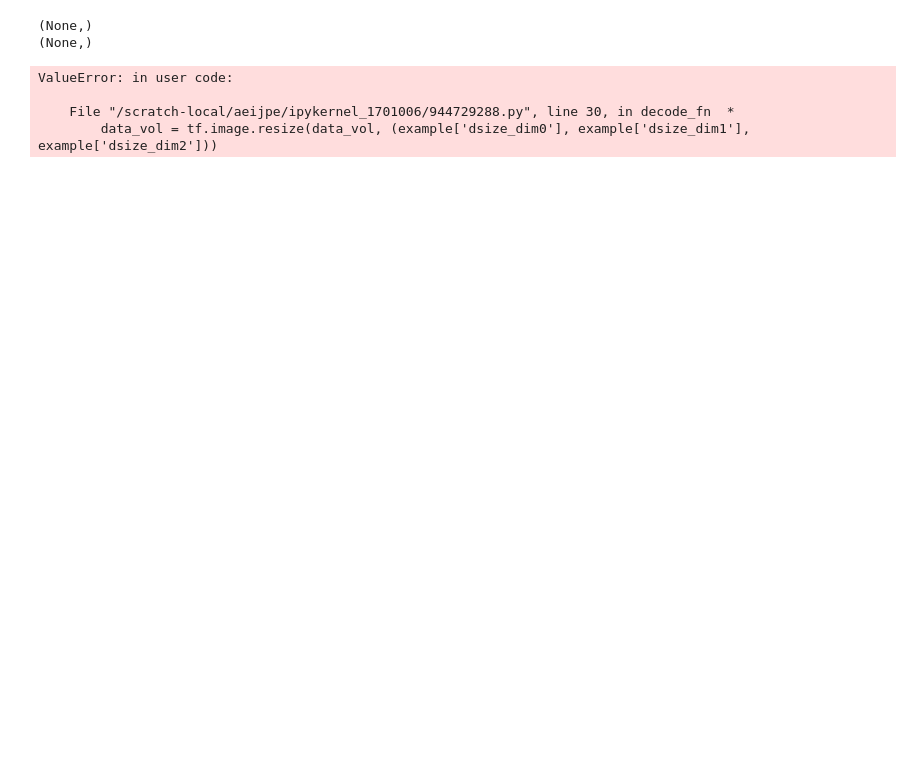
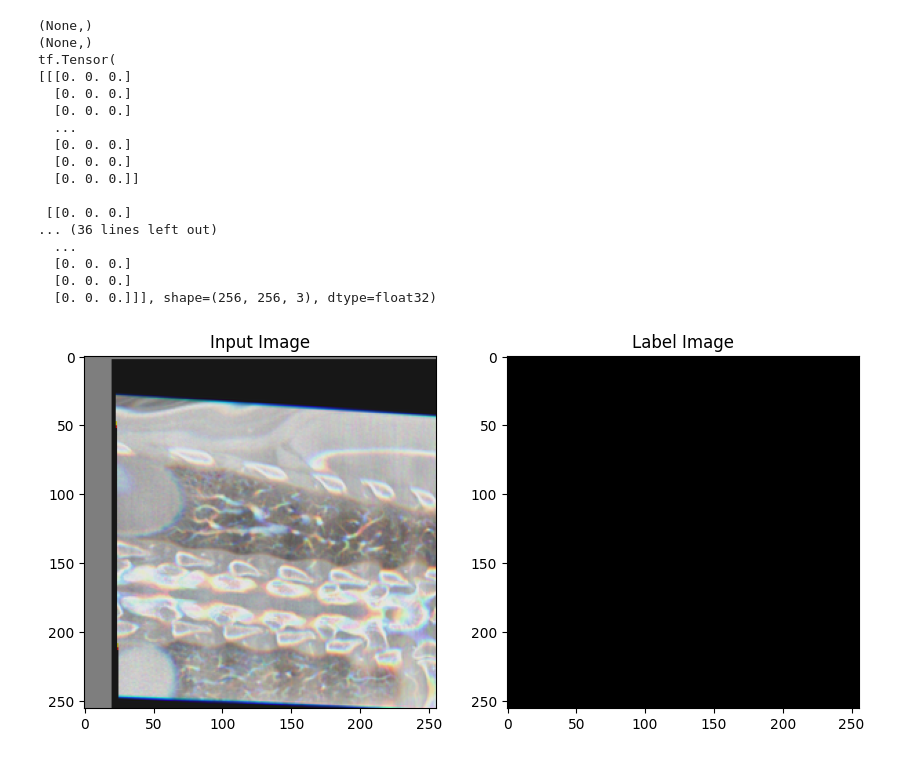
Before and after one commit to Trustworthy-AI-UU-NKI/Cross-Modal-Segmentation, a Jupyter notebook: data/exploratory_notebooks/check_other_data.ipynb, the cells around one changed output. Saved outputs shown, nothing was run; the diff lists cells and outputs as text; code cells hidden in the pictures; blank space fills up the shorter version.

```diff
--- a/data/exploratory_notebooks/check_other_data.ipynb
+++ b/data/exploratory_notebooks/check_other_data.ipynb
@@ -38,7 +30,12 @@ def parse_tfrecord_fn(example):
 
 def decode_fn(example):
     # Decode string to bytes
-    d0 = tf.io.cast(example['dsize_dim0'], tf.int32)
+    d0 = tf.cast(example['dsize_dim0'], tf.int32)
+    d1 = tf.cast(example['dsize_dim1'], tf.int32)
+    d2 = tf.cast(example['dsize_dim2'], tf.int32)
+    l0 = tf.cast(example['lsize_dim0'], tf.int32)
+    l1 = tf.cast(example['lsize_dim1'], tf.int32)
+    l2 = tf.cast(example['lsize_dim2'], tf.int32)
     data_vol = tf.io.decode_raw(example['data_vol'], tf.float32)
     label_vol = tf.io.decode_raw(example['label_vol'], tf.float32)
 
@@ -46,14 +43,11 @@ def decode_fn(example):
     print(label_vol.shape)
 
     # Reshape the data to the desired shape [256, 256, 3]
-    data_vol = tf.image.resize(data_vol, (example['dsize_dim0'], example['dsize_dim1'], example['dsize_dim2']))
-
+    data_vol = tf.reshape(data_vol, [example['dsize_dim0'], example['dsize_dim1'], example['dsize_dim2']])
     # Reshape the label to the desired shape [256, 256, 1]
-    label_vol = tf.image.resize(label_vol, (example['lsize_dim0'], example['lsize_dim1'], example['lsize_dim2']))
+    label_vol = tf.reshape(label_vol, [example['lsize_dim0'], example['lsize_dim1'], example['lsize_dim2']])
 
 
-    print(data_vol.shape)
-    print(label_vol.shape)
 
     return data_vol, label_vol
 # %%
@@ -66,31 +60,54 @@ def visualize_tfrecord(tfrecord_path, num_samples=1):
     # Decode and preprocess the data using the decode_fn
     decoded_dataset = parsed_dataset.map(decode_fn)
 
+
+
     # Visualize a single example
     for data_vol, label_vol in decoded_dataset.take(1):
         plt.figure(figsize=(10, 5))
-
         # Display the input image
         plt.subplot(1, 2, 1)
-        plt.imshow(data_vol)
+        datavol = data_vol.numpy()
+
+        data_vol_im = (data_vol - tf.reduce_min(data_vol)) / (tf.reduce_max(data_vol) - tf.reduce_min(data_vol))
+
+        print(tf.squeeze(label_vol).numpy())
+        plt.imshow(data_vol_im)
+
+        # You can use img_arr numpy array above to directly augment/preprocess
+        # your image without saving it to .png.
+        #img = PIL.Image.fromarray(img_arr)
+        #plt.imshow(img)
         plt.title('Input Image')
 
         # Display the label image
         plt.subplot(1, 2, 2)
-        plt.imshow(tf.squeeze(label_vol), cmap='gray')
+        plt.imshow(tf.squeeze(label_vol).numpy(), cmap='gray')
         plt.title('Label Image')
 
     plt.show()
 # %%
 # Specify the path to your TFRecord file
-tfrecord_path = '../../PnpAda_release_data/train_val/mr_train_tfs/mr_train_slice100.tfrecords'
+tfrecord_path = '../../PnpAda_release_data/train_val/ct_train_tfs/ct_train_slice65.tfrecords'
 
 # Visualize the TFRecord
 visualize_tfrecord(tfrecord_path, num_samples=1)
 # %% [output]
 (None,)
 (None,)
+tf.Tensor(
+[[[0. 0. 0.]
+  [0. 0. 0.]
+  [0. 0. 0.]
+  ...
+  [0. 0. 0.]
+  [0. 0. 0.]
+  [0. 0. 0.]]
+
+ [[0. 0. 0.]
+... (36 lines left out)
+  ...
+  [0. 0. 0.]
+  [0. 0. 0.]
+  [0. 0. 0.]]], shape=(256, 256, 3), dtype=float32)
-ValueError: in user code:
-
-    File "/scratch-local/aeijpe/ipykernel_1701006/944729288.py", line 30, in decode_fn  *
-        data_vol = tf.image.resize(data_vol, (example['dsize_dim0'], example['dsize_dim1'], example['dsize_dim2']))
+[figure, added]
```
Also changed, not shown: parts of 1 cell of this notebook, 4 other files.
